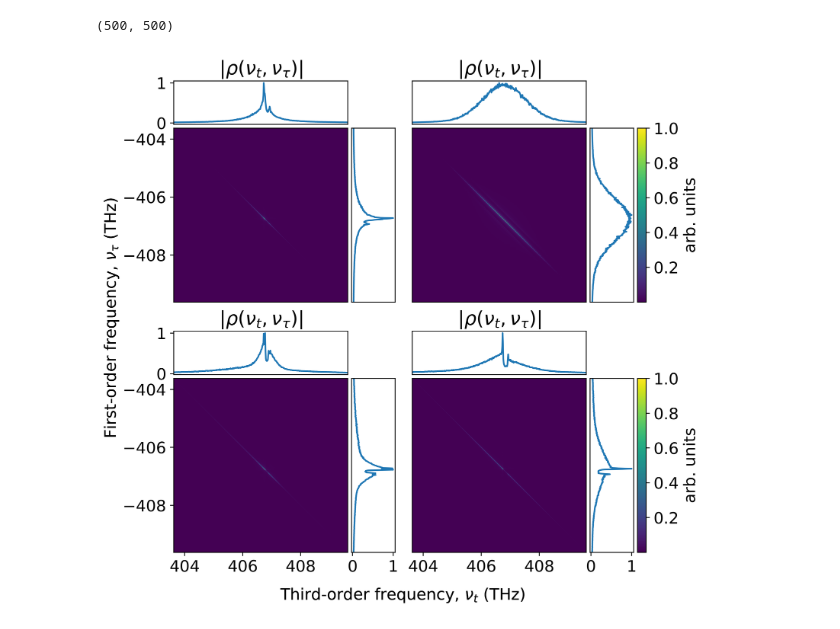
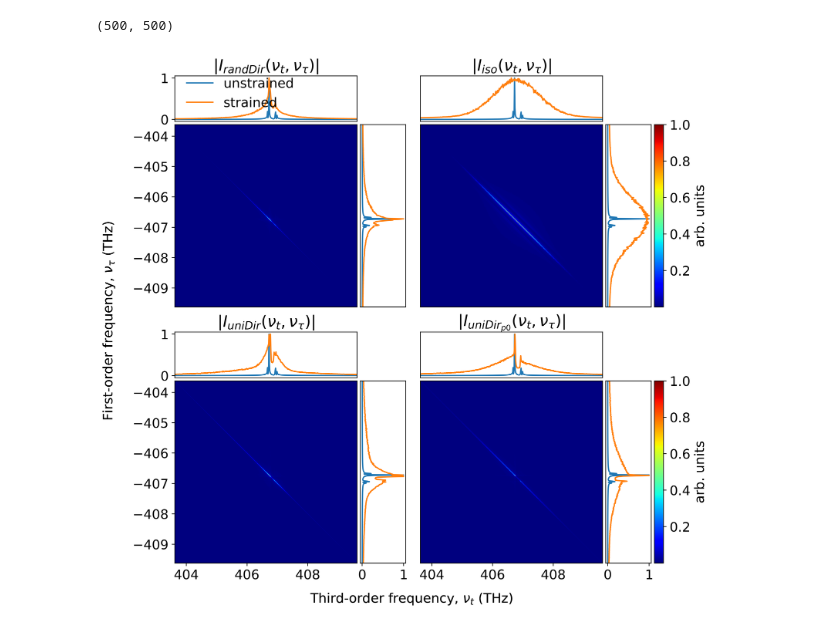
Before and after one commit to tommychinwj/HiddenSiVCenter, a Jupyter notebook: ProjPlot.ipynb, the cells around one changed output. Cells and saved outputs as stored; diff of their text form; code cells hidden in the pictures.

```diff
--- a/ProjPlot.ipynb
+++ b/ProjPlot.ipynb
@@ -23,13 +23,15 @@ plt.rcParams['figure.titlesize'] = SIZE
 plt.rcParams['figure.dpi'] = 500
 plt.rcParams['savefig.dpi'] = 500
 # plt.rcParams['image.cmap'] = 'coolwarm'
-plt.rcParams['image.cmap'] = 'viridis'
+plt.rcParams['image.cmap'] = 'jet'
 # plt.rcParams['image.cmap'] = 'Greys'
 # %%
 I_randDir = np.load("/Users/tommychin/Documents/research/Smallwood_research/paper/SimpleProj/I_randDir.npy")
 I_iso = np.load("/Users/tommychin/Documents/research/Smallwood_research/paper/SimpleProj/I_iso.npy")
 I_uniDir = np.load("/Users/tommychin/Documents/research/Smallwood_research/paper/SimpleProj/I_uniDir.npy")
 I_uniDir_p0 = np.load("/Users/tommychin/Documents/research/Smallwood_research/paper/SimpleProj/I_uniDir_p0.npy")
+unstrained = np.load("/Users/tommychin/Documents/research/Smallwood_research/paper/SimpleProj/unstrained.npy")
+
 
 databox = np.array([I_randDir, I_iso, I_uniDir, I_uniDir_p0])
 # %%
@@ -63,22 +65,32 @@ share_x_axis=True
 share_y_axis=True
 shared_x_label=r'Third-order frequency, $\nu_t$ (THz)'
 shared_x_label_x_position=0.5
-shared_x_label_y_position=0.065
+shared_x_label_y_position=0.075
 shared_y_label=r'First-order frequency, $\nu_\tau$ (THz)'
 shared_y_label_x_position=0.01
 shared_y_label_y_position=0.5
 shared_title=None
 shared_title_x_position=0.515
 shared_title_y_position=0.93
-outer_hgap=0.02
+outer_hgap=0.01
 outer_vgap=0.05
+titles = [r'$\left |I_{randDir} (\nu_t, \nu_\tau) \right |$',
+          r'$\left |I_{iso} (\nu_t, \nu_\tau) \right |$',
+          r'$\left |I_{uniDir} (\nu_t, \nu_\tau) \right |$',
+          r'$\left |I_{uniDir_{p0}} (\nu_t, \nu_\tau) \right |$']
 
-fig = plt.figure(figsize=(8, 8.5))
+fig = plt.figure(figsize=(10, 10.5))
 
 outer = gridspec.GridSpec(figure_shape[0],  # row
                           figure_shape[1],  # column,
                           wspace=outer_hgap,
                           hspace=outer_vgap)
+
+unstrained_x = np.sum(unstrained, axis=0)
+unstrained_y = np.sum(unstrained, axis=1)
+unstrained_x /= max(unstrained_x)
+unstrained_y /= max(unstrained_y)
+
 
 for i in range(4):
     inner = gridspec.GridSpecFromSubplotSpec(1, 1,
@@ -125,40 +137,45 @@ for i in range(4):
 
 
     #plot to the new axes
-    axtop.plot(nu_t[minInd_t: maxInd_t+1], x)
+    axtop.plot(nu_t[minInd_t: maxInd_t+1], unstrained_x, label='unstrained')
+    axtop.plot(nu_t[minInd_t: maxInd_t+1], x, label='strained')
+    axright.plot(unstrained_y, nu_tau[minInd_tau: maxInd_tau+1])
     axright.plot(y, nu_tau[minInd_tau: maxInd_tau+1])
     axtop.get_xaxis().set_visible(False)
     axright.get_yaxis().set_visible(False)
 
-    axtop.set_title(r'$\left |\rho (\nu_t, \nu_\tau) \right |$')
+    axtop.set_title(titles[i])
+    if i==0:
+        axtop.legend(labelcolor='k', loc='best', fancybox=True, framealpha=0)
+
 
     if shared_title != None:  # shared x label
         fig.suptitle(x=shared_title_x_position,
                      y=shared_title_y_position,
                      t=shared_title,
                      ha='center',
                      size=1.5 * SIZE)
 
     if shared_x_label != None:  # shared x label
         fig.text(x=shared_x_label_x_position,
                  y=shared_x_label_y_position,
                  s=shared_x_label,
                  ha='center')
 
     if shared_y_label != None:  # shared y label
         fig.text(x=shared_y_label_x_position,
                  y=shared_y_label_y_position,
                  s=shared_y_label,
                  va='center',
                  rotation='vertical')
 
     #adjust margins
     axright.margins(y=0)
     axtop.margins(x=0)
 
     fig.add_subplot(ax)
 
 
 plt.show()
 # %% [output]
-[figure, old version]
+[figure, new version]
```
Also changed, not shown: parts of 2 cells of this notebook, 3 other files.
